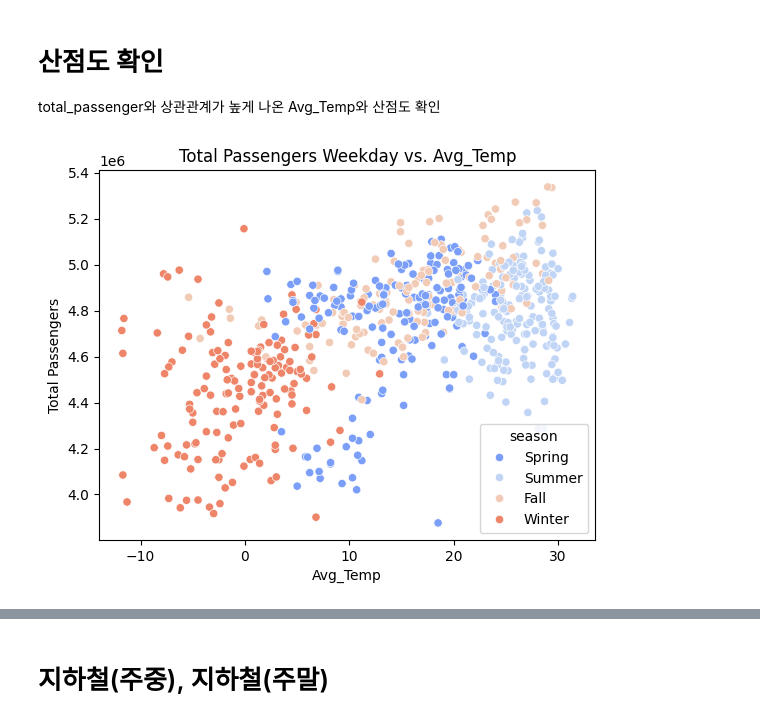
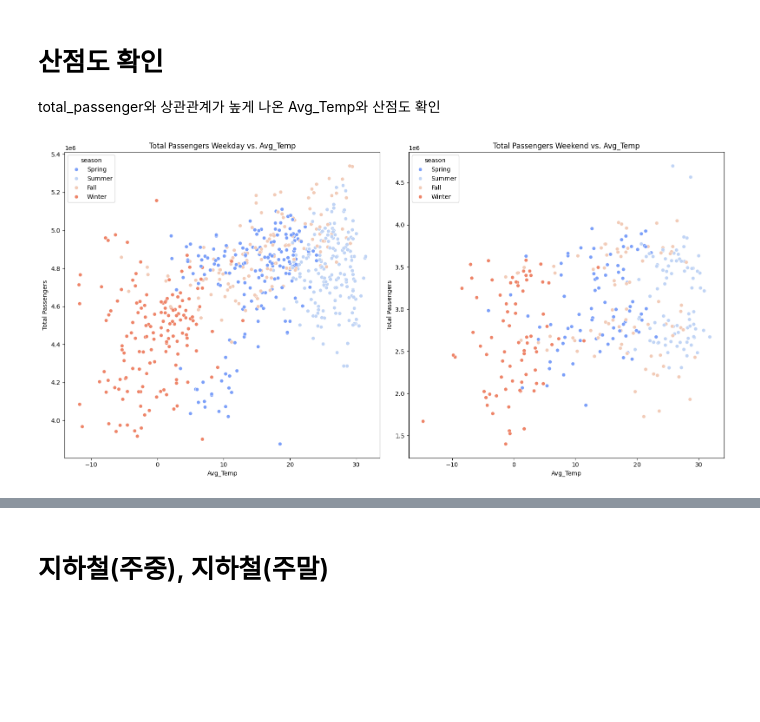
Before and after one commit to mini-project-y/1st_mini_project, a Jupyter notebook: Mook/pjt_corr.ipynb, the cells around one changed output, grey strips where cells are left out. Drawn from its saved outputs; the diff is of its cells as text; code cells hidden in the pictures; blank space fills up the shorter version.

```diff
--- a/Mook/pjt_corr.ipynb
+++ b/Mook/pjt_corr.ipynb
@@ -331,10 +331,21 @@ Name: total_passenger, dtype: float64
 # 산점도 확인
 total_passenger와 상관관계가 높게 나온 Avg_Temp와 산점도 확인
 # %%
+plt.figure(figsize=(16, 8))
+
+plt.subplot(1, 2, 1)
 sns.scatterplot(data=df_bus_weekday, x='avg_temp', y='total_passenger', hue='season', palette='coolwarm')
 plt.title('Total Passengers Weekday vs. Avg_Temp')
 plt.xlabel('Avg_Temp')
 plt.ylabel('Total Passengers')
+
+plt.subplot(1, 2, 2)
+sns.scatterplot(data=df_bus_weekend, x='avg_temp', y='total_passenger', hue='season', palette='coolwarm')
+plt.title('Total Passengers Weekend vs. Avg_Temp')
+plt.xlabel('Avg_Temp')
+plt.ylabel('Total Passengers')
+
+plt.tight_layout()
 plt.show()
 # %% [output]
-[figure, old version]
+[figure, new version]
```
Also changed, not shown: parts of 21 cells of this notebook, 1 other file.
